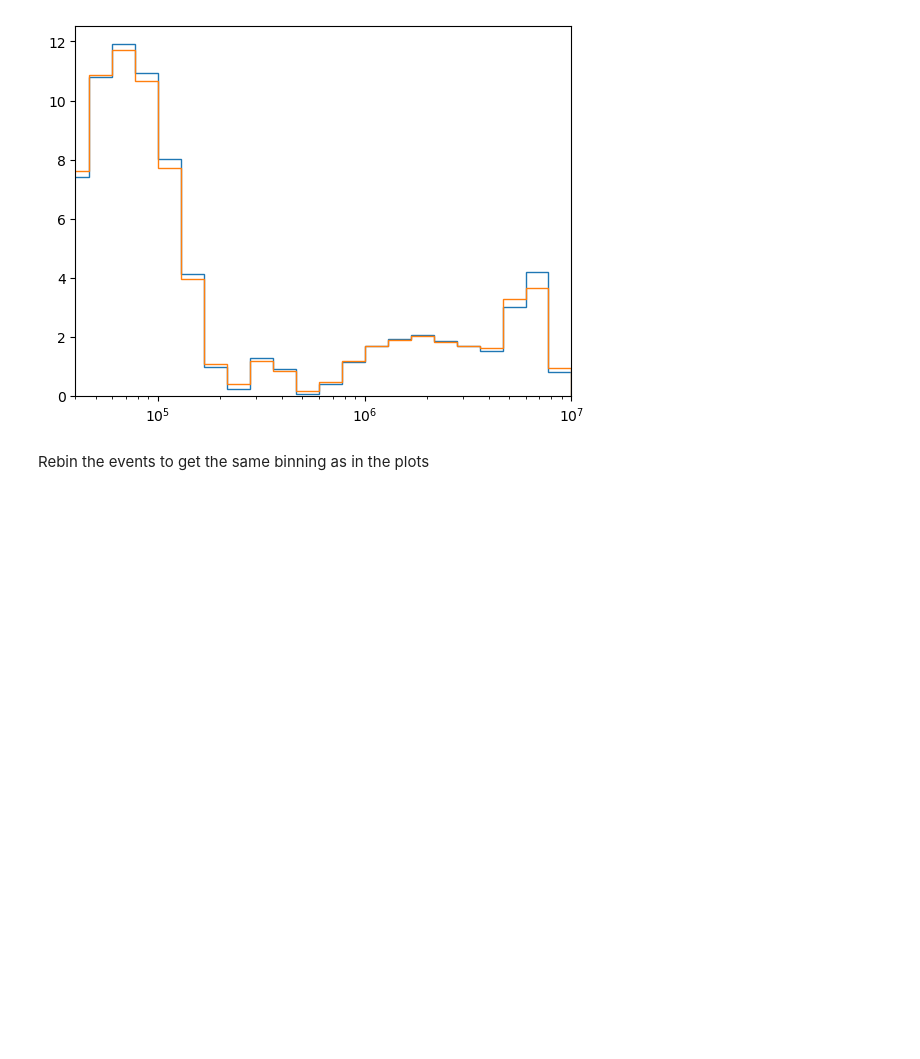
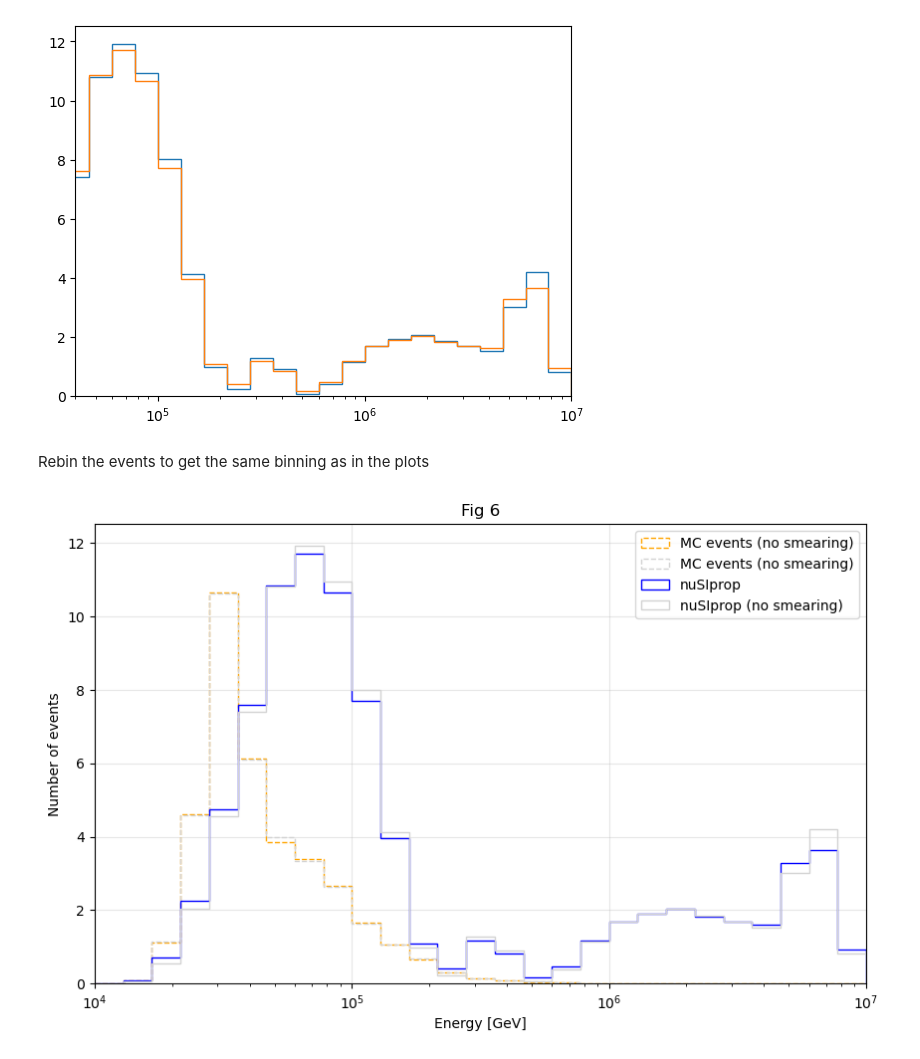
Before and after one commit to Astridsc/HESE-7-year-data-release, a Jupyter notebook: HESE-7-year-data-release/notebooks/fig6.ipynb, the cells around one changed output. Drawn from its saved outputs; the diff is of its cells as text; code cells hidden in the pictures; blank space fills up the shorter version.

```diff
--- a/HESE-7-year-data-release/notebooks/fig6.ipynb
+++ b/HESE-7-year-data-release/notebooks/fig6.ipynb
@@ -199,3 +251,11 @@ print('total_astro_events', total_astro_events)
 # %% [output]
 {'cr_delta_gamma': np.float64(-0.05309302), 'nunubar_ratio': np.float64(0.99815326), 'anisotropy_scale': np.float64(1.000683), 'astro_gamma': np.float64(2.87375956), 'astro_norm': np.float64(6.3648860 ...
 total_astro_events 69.14392927497538
+# %%
+params_dict = dict(zip(PARAMETER_NAMES, PARAMS))
+p_copy = params_dict.copy()
+
+mc_weights = weight_maker.get_weights(livetime, p_copy.keys(), p_copy.values())
+gc.collect()
+total_astro_events = np.sum(mc_weights[0])
+print('total_astro_events', total_astro_events)
@@ -257,3 +303,70 @@ plt.show()
 [figure]
 # %% [markdown]
 Rebin the events to get the same binning as in the plots
+# %%
+
+# Create final histogram
+#mc_hist, edges = np.histogram(energies_mc, bins=energy_bins_plotting, weights=mc_events)
+#mc_hist_smeared, edges = np.histogram(energies_mc, bins=energy_bins_plotting, weights=mc_smeared)
+
+# Plotting
+plt.figure(figsize=(10, 6))
+
+plt.hist(
+    mc['recoDepositedEnergy'],
+    weights=mc_weights[0],
+    bins=energy_bins_plotting,
+    label='MC events (no smearing)',
+    histtype='step',
+    color='orange',
+    linestyle='--'
+)
+
+plt.hist(
+    bin_edges_to_centers(energy_bins_high_resolution),
+    weights=mc_events,
+    bins=energy_bins_plotting,
+    label='MC events (no smearing)',
+    histtype='step',
+    color='lightgray',
+    linestyle='--'
+)
+
+"""plt.hist(
+    energies_mc * 1e-9,
+    weights=mc_smeared,
+    bins=energy_bins_plotting,
+    label='MC Events',
+    histtype='step',
+    color='orange'
+)"""
+
+# Plot smeared data
+plt.hist(
+    nuSIprop_events_df.index.values,
+    weights=nuSIprop_smeared,
+    bins=energy_bins_plotting,
+    label='nuSIprop',
+    histtype='step',
+    color='blue'
+)
+plt.hist(
+    nuSIprop_events_df.index.values,
+    weights=nuSIprop_events_df['total_events'],
+    bins=energy_bins_plotting,
+    label='nuSIprop (no smearing)',
+    histtype='step',
+    color='lightgray'
+)
+
+
+plt.xscale('log')
+plt.xlim(energy_bins_plotting[0], energy_bins_plotting[-1])
+plt.xlabel('Energy [GeV]')
+plt.ylabel('Number of events')
+plt.title('Fig 6')
+plt.legend()
+plt.grid(True, alpha=0.3)
+plt.show()
+# %% [output]
+[figure, added]
```
Also changed, not shown: parts of 15 cells of this notebook, 9 other files.
